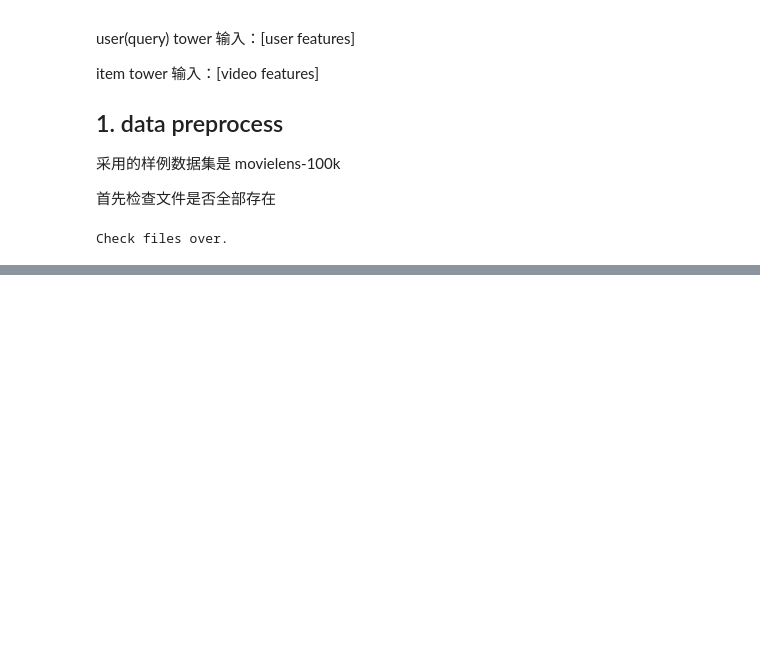
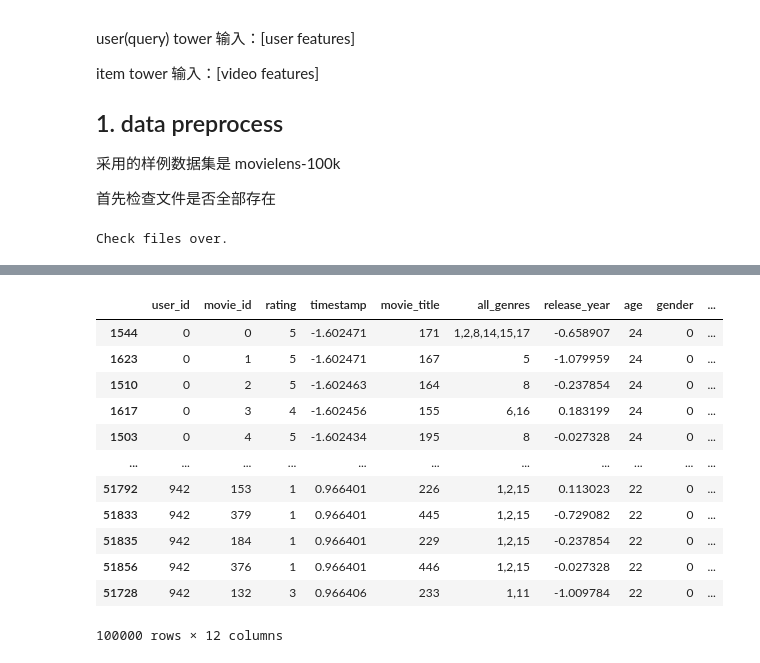
Before and after one commit to 2Mw/RS-Reproduce, a Jupyter notebook: notebooks/DoubleTowerDNN.ipynb, the cells around one changed output, grey strips where cells are left out. Saved outputs shown, nothing was run; the diff lists cells and outputs as text; code cells hidden in the pictures; blank space fills up the shorter version.

```diff
--- a/notebooks/DoubleTowerDNN.ipynb
+++ b/notebooks/DoubleTowerDNN.ipynb
@@ -35,0 +88,13 @@ Check files over.
+# %%
+genre_encoded = {x:i for i, x in enumerate(genres_col)}
+all_genre = [','.join([str(i) for i,x in enumerate(arr) if x == 1]) for arr in movies[genres_col].values]
+movies['all_genres'] = all_genre
+# %%
+movies['release_date'] = movies['release_date'].fillna('01-Jan-1995')
+movies['release_year'] = movies['release_date'].str[-4:]
+movies['release_year']=movies['release_year'].fillna(0).astype('int64')
+movies['movie_title'] = movies['movie_title'].str[:-6]
+# 去除无用的列
+movies = movies.drop(columns=['video_release_date', 'IMDb_URL', 'release_date']+genres_col)
+mapped2sequential(movies, ['movie_title'])
+std_normalize(movies, ['release_year'])
@@ -35,0 +112,8 @@ Check files over.
+# %%
+ratings_all = ratings.merge(movies, on='movie_id').merge(users, on='user_id')
+# %%
+ratings_all=ratings_all.sort_values(by=['user_id', 'timestamp'])
+ratings_all['like_type']=np.where(ratings_all['rating']>=3, 'like', 'dislike')
+mapped2sequential(ratings_all, ['user_id', 'movie_id'])
+ratings_all.reset_index()
+ratings_all.head()
@@ -35,0 +180,16 @@ Check files over.
+# %%
+ratings_all
+# %% [output]
+|  | user_id | movie_id | rating | timestamp | movie_title | all_genres | release_year | age | gender | ... |
+| 1544 | 0 | 0 | 5 | -1.602471 | 171 | 1,2,8,14,15,17 | -0.658907 | 24 | 0 | ... |
+| 1623 | 0 | 1 | 5 | -1.602471 | 167 | 5 | -1.079959 | 24 | 0 | ... |
+| 1510 | 0 | 2 | 5 | -1.602463 | 164 | 8 | -0.237854 | 24 | 0 | ... |
+| 1617 | 0 | 3 | 4 | -1.602456 | 155 | 6,16 | 0.183199 | 24 | 0 | ... |
+| 1503 | 0 | 4 | 5 | -1.602434 | 195 | 8 | -0.027328 | 24 | 0 | ... |
+| ... | ... | ... | ... | ... | ... | ... | ... | ... | ... | ... |
+| 51792 | 942 | 153 | 1 | 0.966401 | 226 | 1,2,15 | 0.113023 | 22 | 0 | ... |
+| 51833 | 942 | 379 | 1 | 0.966401 | 445 | 1,2,15 | -0.729082 | 22 | 0 | ... |
+| 51835 | 942 | 184 | 1 | 0.966401 | 229 | 1,2,15 | -0.237854 | 22 | 0 | ... |
+| 51856 | 942 | 376 | 1 | 0.966401 | 446 | 1,2,15 | -0.027328 | 22 | 0 | ... |
+| 51728 | 942 | 132 | 3 | 0.966406 | 233 | 1,11 | -1.009784 | 22 | 0 | ... |
+100000 rows × 12 columns
```
Also changed, not shown: parts of 28 cells of this notebook, 1 other file.
